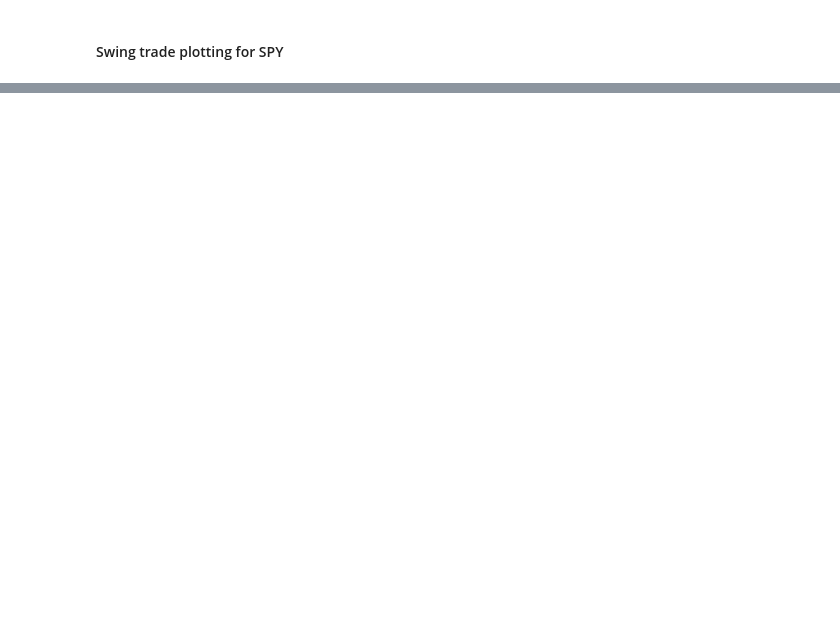
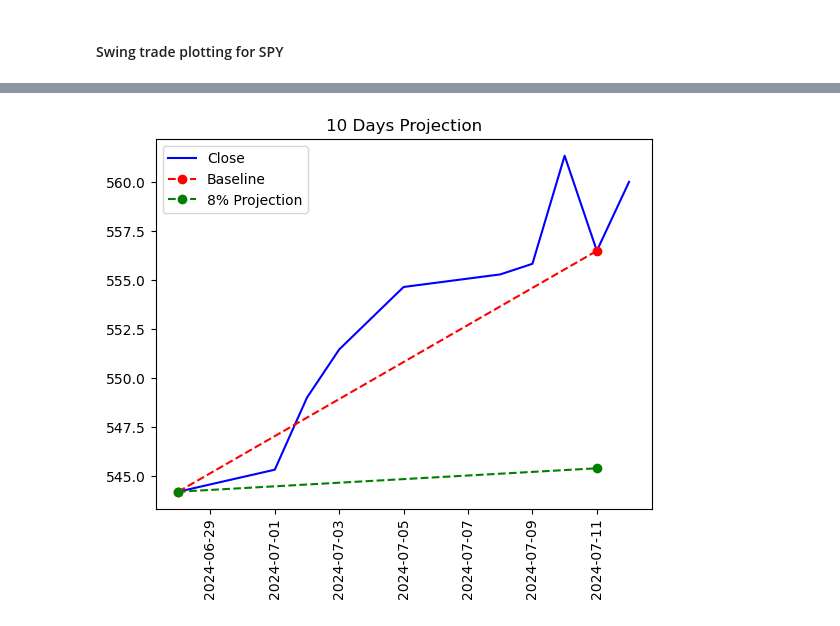
Before and after one commit to aburne2019/Data-Science-Projects, a Jupyter notebook: Swing Trading/Swing_Trade_SPY.ipynb, the cells around one changed output, grey strips where cells are left out. Drawn from its saved outputs; the diff is of its cells as text; code cells hidden in the pictures; blank space fills up the shorter version.

```diff
--- a/Swing Trading/Swing_Trade_SPY.ipynb
+++ b/Swing Trading/Swing_Trade_SPY.ipynb
@@ -123,0 +129,24 @@ plt.show()
+# %%
+def projection(days):
+    spy_proj = spy.tail(days)
+    #spy_proj.plot.line(y='Close', use_index=True)
+
+    x_values = spy_proj.index
+    y_values = spy_proj['Close']
+
+    x = [x_values[0], x_values[days-2]]
+    y = [y_values[0], y_values[days-2]]
+
+    y_15 = [y_values[0], y_values[0]*(1+(.08/365)*days)]
+
+    plt.plot(x_values, y_values, 'b', linestyle="-")
+    plt.plot(x, y, 'ro', linestyle='--')
+    plt.plot(x, y_15, 'go', linestyle='--')
+    plt.xticks(rotation=90)
+    plt.title(f'{days} Days Projection')
+    plt.legend(['Close', 'Baseline', '8% Projection'])
+    plt.show()
+# %%
+projection(10)
+# %% [output]
+[figure, added]
```
Also changed, not shown: parts of 7 cells of this notebook.
